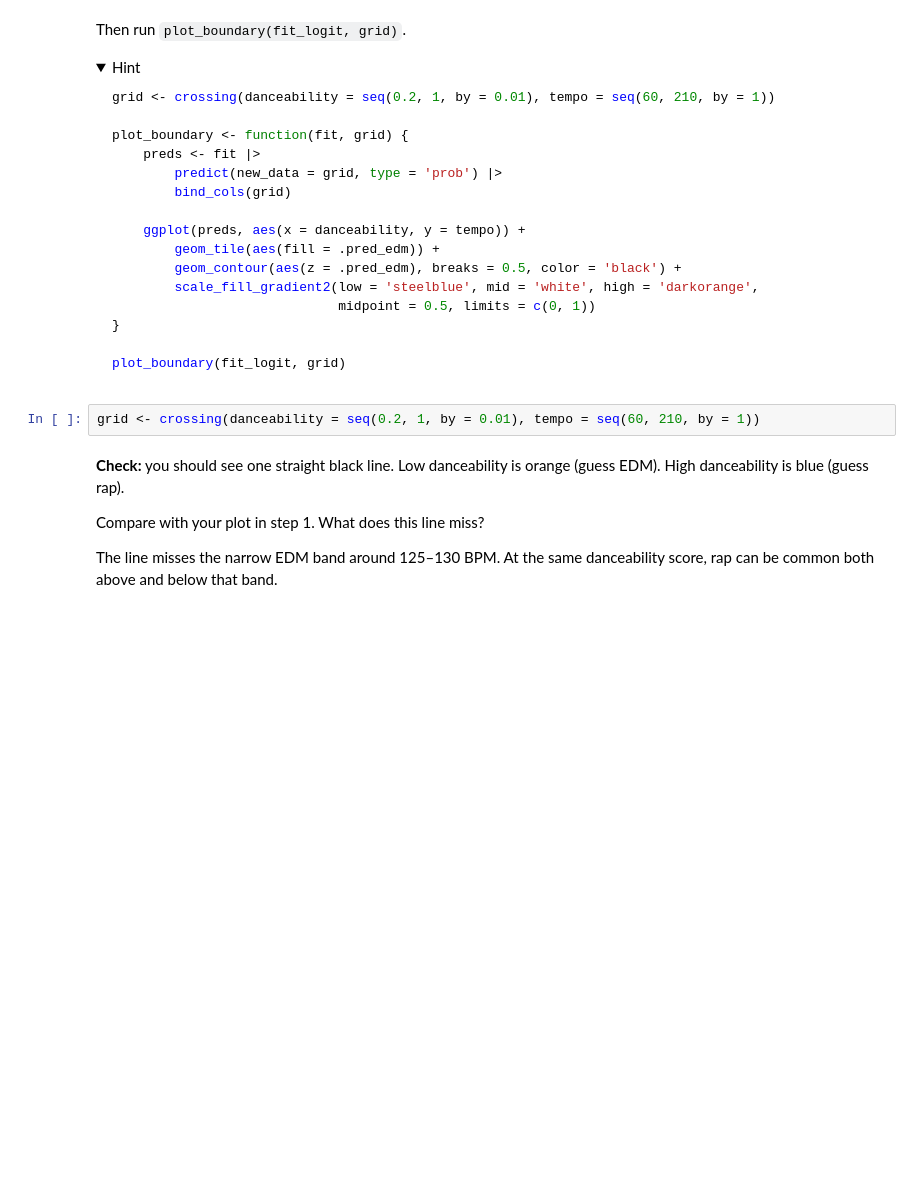
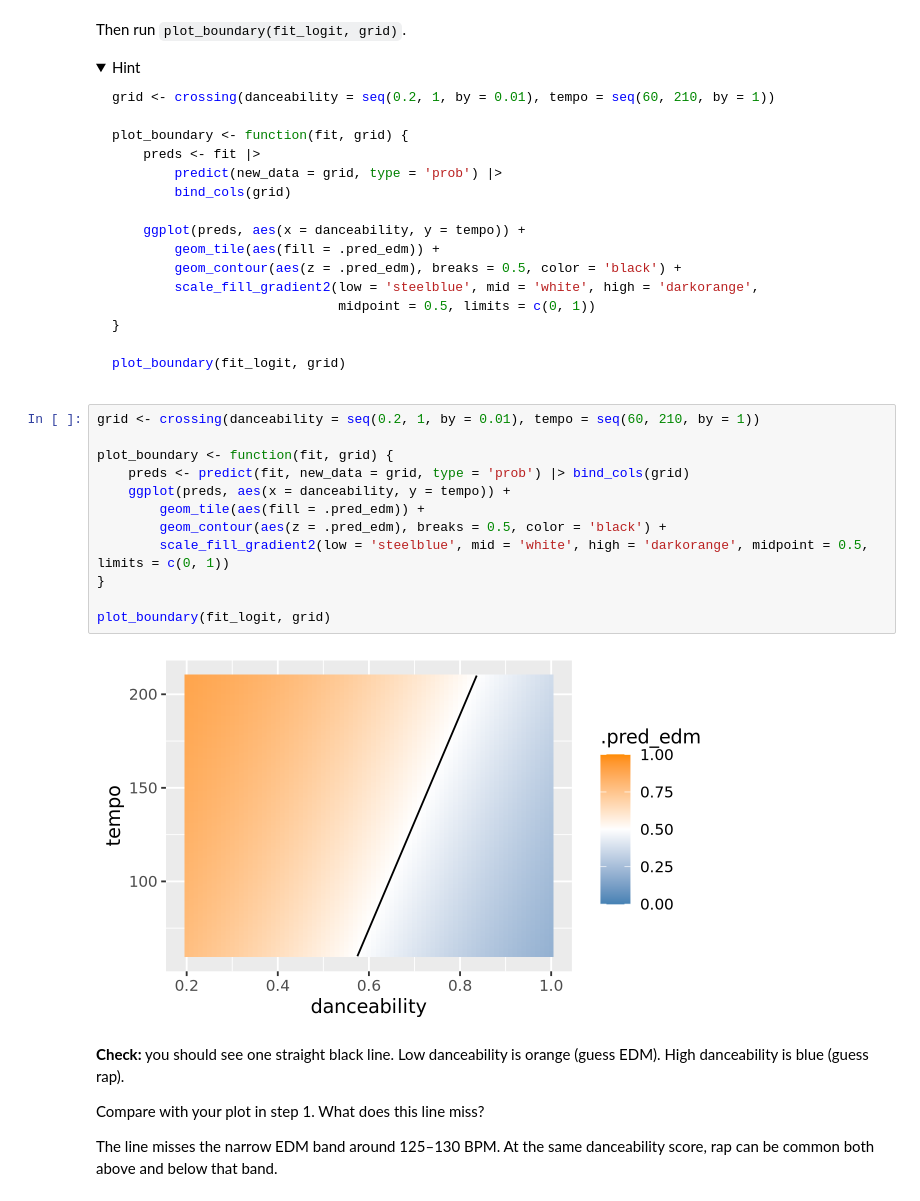
Before and after one commit to Etornamagbemabiese/codespace, a Jupyter notebook: exercises/13-spotify-exercise.ipynb, the cells around one changed output. Saved outputs shown, nothing was run; the diff lists cells and outputs as text; folded sections open; blank space fills up the shorter version.

```diff
--- a/exercises/13-spotify-exercise.ipynb
+++ b/exercises/13-spotify-exercise.ipynb
@@ -142,6 +170,18 @@ plot_boundary(fit_logit, grid)
 </details>
 # %%
 grid <- crossing(danceability = seq(0.2, 1, by = 0.01), tempo = seq(60, 210, by = 1))
+
+plot_boundary <- function(fit, grid) {
+    preds <- predict(fit, new_data = grid, type = 'prob') |> bind_cols(grid)
+    ggplot(preds, aes(x = danceability, y = tempo)) +
+        geom_tile(aes(fill = .pred_edm)) +
+        geom_contour(aes(z = .pred_edm), breaks = 0.5, color = 'black') +
+        scale_fill_gradient2(low = 'steelblue', mid = 'white', high = 'darkorange', midpoint = 0.5, limits = c(0, 1))
+}
+
+plot_boundary(fit_logit, grid)
+# %% [output]
+[figure, added]
 # %% [markdown]
 **Check:** you should see one straight black line. Low danceability is orange (guess EDM). High danceability is blue (guess rap).
 
```
Also changed, not shown: parts of 7 cells of this notebook.
